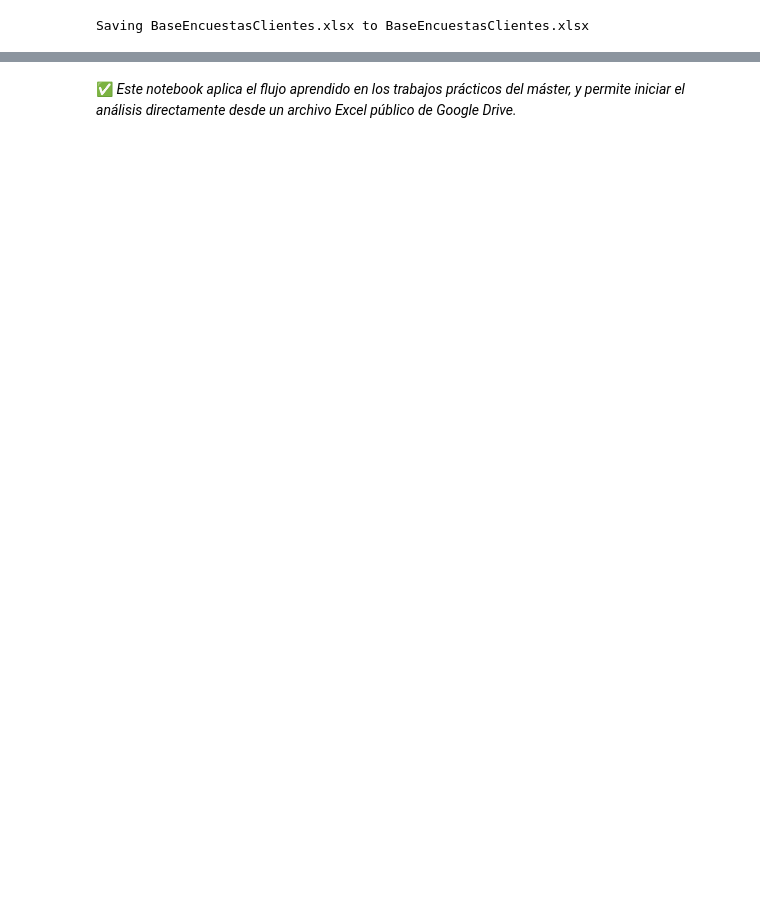
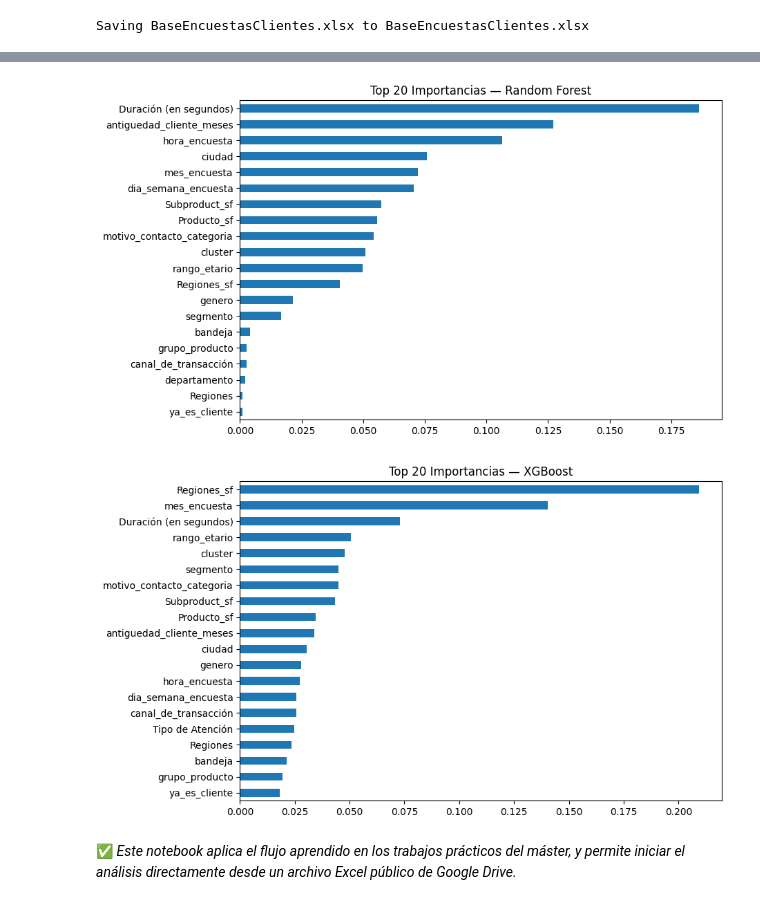
Before and after one commit to fatusilva/test, a Jupyter notebook: TFM_CSAT.ipynb, the cells around one changed output, grey strips where cells are left out. Saved outputs shown, nothing was run; the diff lists cells and outputs as text; code cells hidden in the pictures; blank space fills up the shorter version.

```diff
--- a/TFM_CSAT.ipynb
+++ b/TFM_CSAT.ipynb
@@ -135,2 +362,19 @@ shap.summary_plot(shap_values[1], X_test)
+# %%
+# Random Forest
+imp_rf = pd.Series(modelo_rf.feature_importances_, index=X_train.columns).sort_values(ascending=False).head(20)
+plt.figure(figsize=(9,6))
+imp_rf[::-1].plot(kind='barh')
+plt.title("Top 20 Importancias — Random Forest")
+plt.show()
+
+# XGBoost
+imp_xgb = pd.Series(modelo_xgb.feature_importances_, index=X_train.columns).sort_values(ascending=False).head(20)
+plt.figure(figsize=(9,6))
+imp_xgb[::-1].plot(kind='barh')
+plt.title("Top 20 Importancias — XGBoost")
+plt.show()
+# %% [output]
+[figure, added]
+[figure, added]
 # %% [markdown]
 ✅ *Este notebook aplica el flujo aprendido en los trabajos prácticos del máster, y permite iniciar el análisis directamente desde un archivo Excel público de Google Drive.*
```
Also changed, not shown: parts of 14 cells of this notebook.
